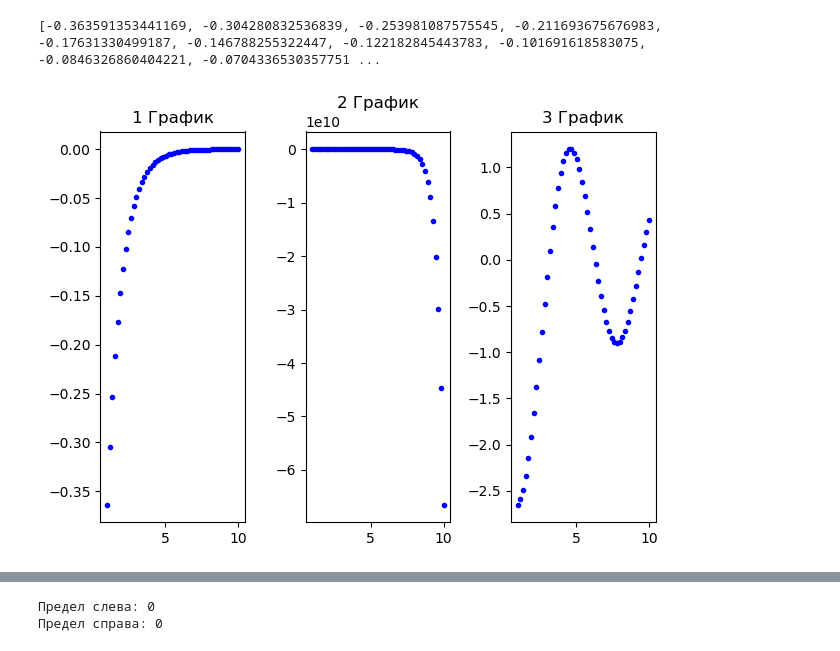
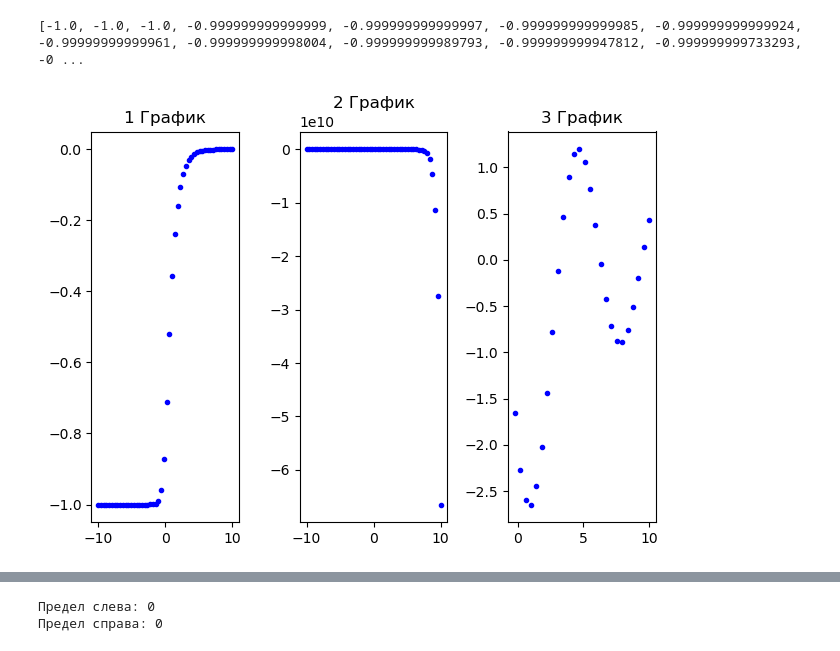
Before and after one commit to Jafar-cpu/git_test, a Jupyter notebook: Labs/lab7.ipynb, the cells around one changed output, grey strips where cells are left out. Saved outputs shown, nothing was run; the diff lists cells and outputs as text; code cells hidden in the pictures.

```diff
--- a/Labs/lab7.ipynb
+++ b/Labs/lab7.ipynb
@@ -4,36 +4,36 @@
 from sympy import *
 import matplotlib.pyplot as pt
 import numpy as np
 from math import*
 x = Symbol('x')
-s = np.linspace(1,10)
+s = np.linspace(-10,10)
 t  = (np.e**(4*s) - 1)/(1 - np.e**(5*s))
 t1 = (-s**2 - 3*s - 7)*np.e**(2*s)
 t2 = np.sin(s)/(np.sqrt(s+1) - np.sqrt(2*s+1))
 
 # Пределы  а,б,в
 lim = limit(t , x,oo)
 lim1 = limit(t1,x,oo)
 lim2 = limit(t2,x,0)
 print(lim,lim1,lim2)
 
 # А
 pt.subplot(1,3,1)
 pt.plot(s,t,'b.',label='1 график')
 pt.title('1 График')
 pt.subplot(1,3,2)
 # Б
 pt.plot(s,t1,'b.',label='2 график')
 pt.title('2 График')
 # В
 pt.subplot(1,3,3)
 pt.plot(s,t2,'b.',label='2 график')
 pt.title('3 График')
 pt.tight_layout()
 pt.show()
 # %% [output]
-[-0.363591353441169, -0.304280832536839, -0.253981087575545, -0.211693675676983, -0.17631330499187, -0.146788255322447, -0.122182845443783, -0.101691618583075, -0.0846326860404221, -0.0704336530357751 ...
+[-1.0, -1.0, -1.0, -0.999999999999999, -0.999999999999997, -0.999999999999985, -0.999999999999924, -0.99999999999961, -0.999999999998004, -0.999999999989793, -0.999999999947812, -0.999999999733293, -0 ...
-[figure, old version]
+[figure, new version]
 # %%
 # 2 Задание
 import matplotlib.pyplot as pt
```
Also changed, not shown: parts of 5 cells of this notebook.
